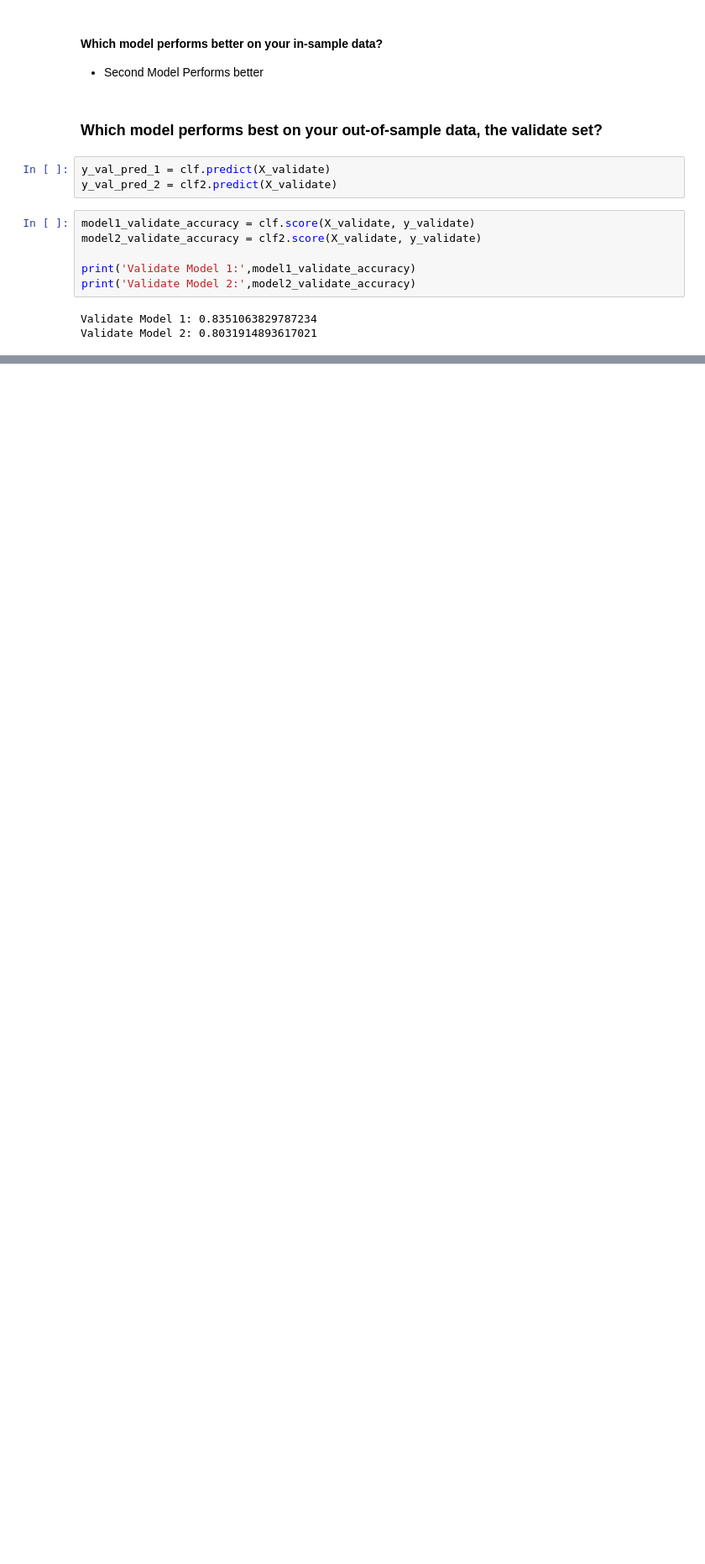
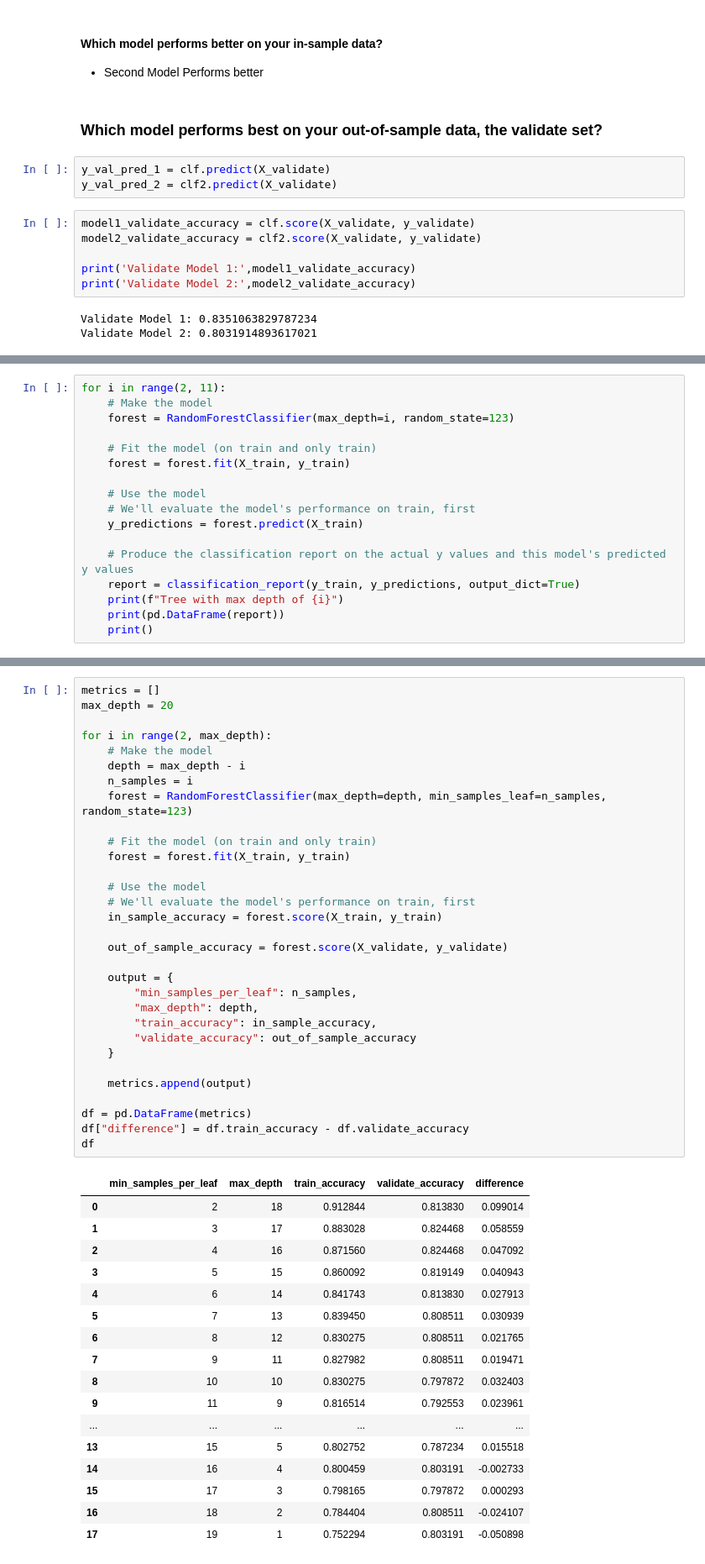
Before and after one commit to DeangeloBowen1/classification-exercises, a Jupyter notebook: model.ipynb, the cells around one changed output, grey strips where cells are left out. Shown at 84% size. Saved outputs shown, nothing was run; the diff lists cells and outputs as text; blank space fills up the shorter version.

```diff
--- a/model.ipynb
+++ b/model.ipynb
@@ -271,0 +647,17 @@ Validate Model 2: 0.8031914893617021
+# %%
+for i in range(2, 11):
+    # Make the model
+    forest = RandomForestClassifier(max_depth=i, random_state=123)
+
+    # Fit the model (on train and only train)
+    forest = forest.fit(X_train, y_train)
+
+    # Use the model
+    # We'll evaluate the model's performance on train, first
+    y_predictions = forest.predict(X_train)
+
+    # Produce the classification report on the actual y values and this model's predicted y values
+    report = classification_report(y_train, y_predictions, output_dict=True)
+    print(f"Tree with max depth of {i}")
+    print(pd.DataFrame(report))
+    print()
@@ -271,0 +738,49 @@ Validate Model 2: 0.8031914893617021
+# %%
+metrics = []
+max_depth = 20
+
+for i in range(2, max_depth):
+    # Make the model
+    depth = max_depth - i
+    n_samples = i
+    forest = RandomForestClassifier(max_depth=depth, min_samples_leaf=n_samples, random_state=123)
+
+    # Fit the model (on train and only train)
+    forest = forest.fit(X_train, y_train)
+
+    # Use the model
+    # We'll evaluate the model's performance on train, first
+    in_sample_accuracy = forest.score(X_train, y_train)
+
+    out_of_sample_accuracy = forest.score(X_validate, y_validate)
+
+    output = {
+        "min_samples_per_leaf": n_samples,
+        "max_depth": depth,
+        "train_accuracy": in_sample_accuracy,
+        "validate_accuracy": out_of_sample_accuracy
+    }
+
+    metrics.append(output)
+
+df = pd.DataFrame(metrics)
+df["difference"] = df.train_accuracy - df.validate_accuracy
+df
+# %% [output]
+|  | min_samples_per_leaf | max_depth | train_accuracy | validate_accuracy | difference |
+| 0 | 2 | 18 | 0.912844 | 0.813830 | 0.099014 |
+| 1 | 3 | 17 | 0.883028 | 0.824468 | 0.058559 |
+| 2 | 4 | 16 | 0.871560 | 0.824468 | 0.047092 |
+| 3 | 5 | 15 | 0.860092 | 0.819149 | 0.040943 |
+| 4 | 6 | 14 | 0.841743 | 0.813830 | 0.027913 |
+| 5 | 7 | 13 | 0.839450 | 0.808511 | 0.030939 |
+| 6 | 8 | 12 | 0.830275 | 0.808511 | 0.021765 |
+| 7 | 9 | 11 | 0.827982 | 0.808511 | 0.019471 |
+| 8 | 10 | 10 | 0.830275 | 0.797872 | 0.032403 |
+| 9 | 11 | 9 | 0.816514 | 0.792553 | 0.023961 |
+| ... | ... | ... | ... | ... | ... |
+| 13 | 15 | 5 | 0.802752 | 0.787234 | 0.015518 |
+| 14 | 16 | 4 | 0.800459 | 0.803191 | -0.002733 |
+| 15 | 17 | 3 | 0.798165 | 0.797872 | 0.000293 |
+| 16 | 18 | 2 | 0.784404 | 0.808511 | -0.024107 |
+| 17 | 19 | 1 | 0.752294 | 0.803191 | -0.050898 |
```
Also changed, not shown: parts of 84 cells of this notebook.
